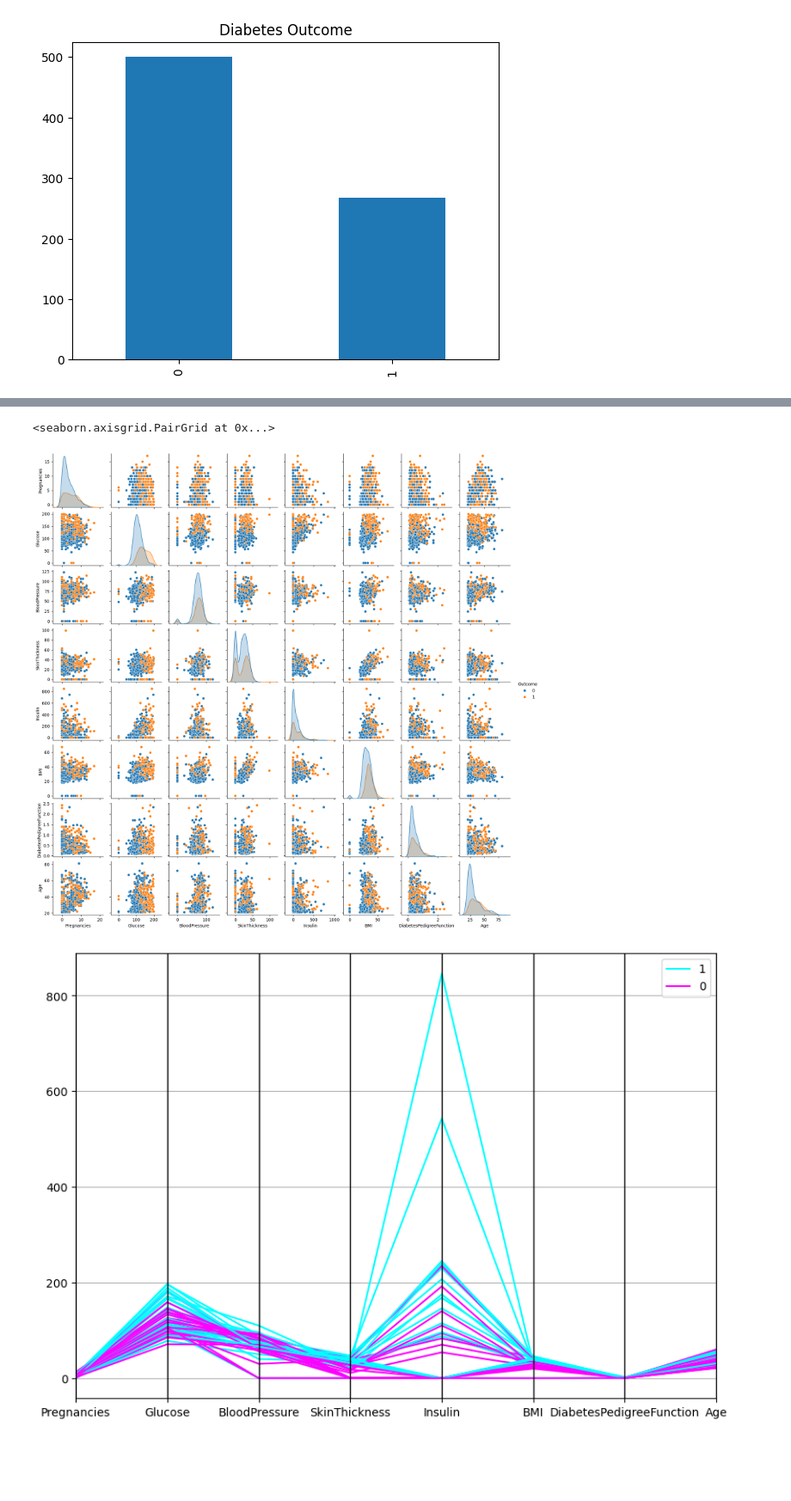
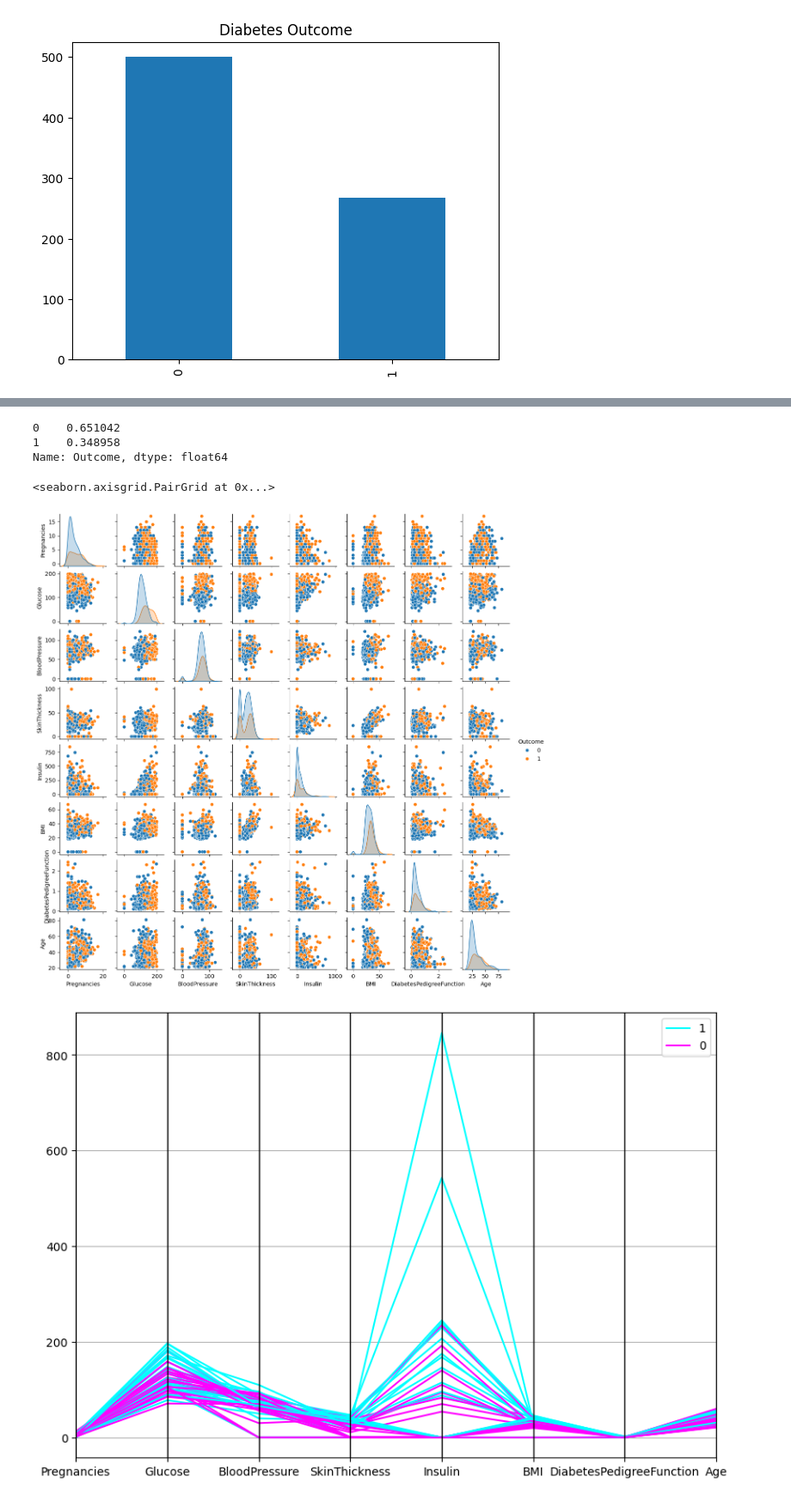
Before and after one commit to Frenz86/DeepLearning, a Jupyter notebook: python/Less04/03.2_Ripasso_diabetic.ipynb, the cells around one changed output, grey strips where cells are left out. Shown at 86% size. Drawn from its saved outputs; the diff is of its cells as text; code cells hidden in the pictures; blank space fills up the shorter version.

```diff
--- a/python/Less04/03.2_Ripasso_diabetic.ipynb
+++ b/python/Less04/03.2_Ripasso_diabetic.ipynb
@@ -134,8 +133,14 @@ df['Outcome'].value_counts().plot(kind='bar').set_title('Diabetes Outcome');
+# %%
+df['Outcome'].value_counts(normalize=True)
+# %% [output]
+0    0.651042
+1    0.348958
+Name: Outcome, dtype: float64
 # %%
-sns.pairplot(df, hue='Outcome',height=2)
+sns.pairplot(df, hue='Outcome',height=1.5)
 # %% [output]
 <seaborn.axisgrid.PairGrid at 0x...>
-[figure, old version]
+[figure, new version]
 # %%
 from pandas.plotting import parallel_coordinates
 
```
Also changed, not shown: parts of 9 cells of this notebook.
